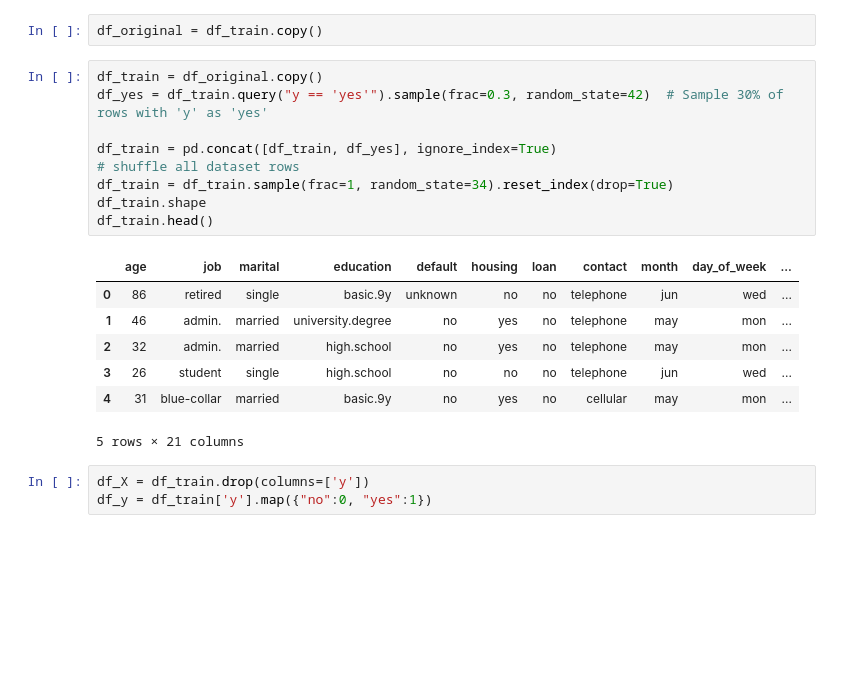
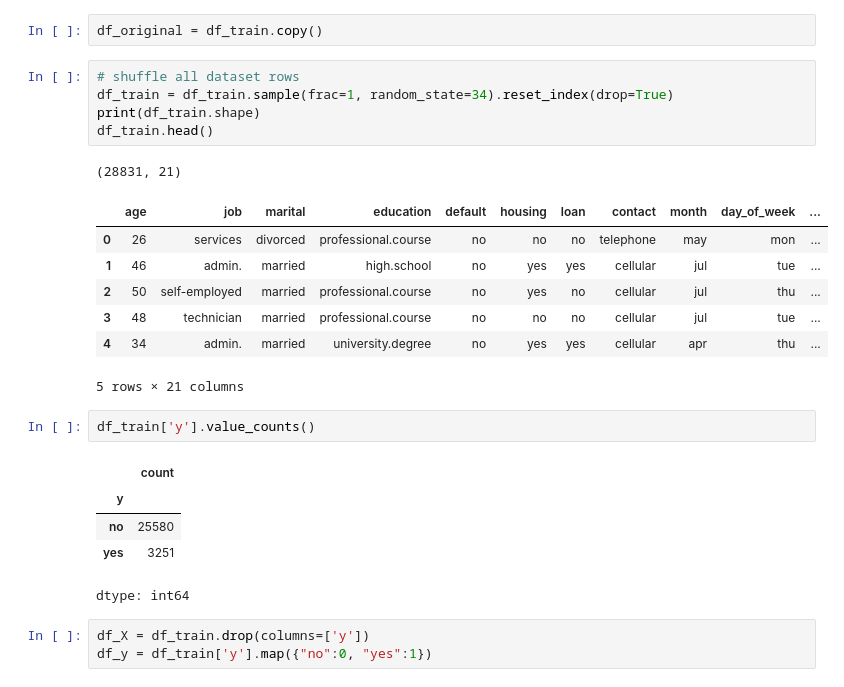
Before and after one commit to sauravkokane/Bank-Calls-Success-predictions, a Jupyter notebook: Bank_Calls_Success_predictions.ipynb, the cells around one changed output. Saved outputs shown, nothing was run; the diff lists cells and outputs as text; blank space fills up the shorter version.

```diff
--- a/Bank_Calls_Success_predictions.ipynb
+++ b/Bank_Calls_Success_predictions.ipynb
@@ -1031,22 +1174,27 @@ object_cols:  ['job', 'marital', 'education', 'default', 'housing', 'loan', 'con
 # %%
 df_original = df_train.copy()
 # %%
-df_train = df_original.copy()
-df_yes = df_train.query("y == 'yes'").sample(frac=0.3, random_state=42)  # Sample 30% of rows with 'y' as 'yes'
-
-df_train = pd.concat([df_train, df_yes], ignore_index=True)
 # shuffle all dataset rows
 df_train = df_train.sample(frac=1, random_state=34).reset_index(drop=True)
-df_train.shape
+print(df_train.shape)
 df_train.head()
 # %% [output]
+(28831, 21)
 |  | age | job | marital | education | default | housing | loan | contact | month | day_of_week | ... |
-| 0 | 86 | retired | single | basic.9y | unknown | no | no | telephone | jun | wed | ... |
-| 1 | 46 | admin. | married | university.degree | no | yes | no | telephone | may | mon | ... |
-| 2 | 32 | admin. | married | high.school | no | yes | no | telephone | may | mon | ... |
-| 3 | 26 | student | single | high.school | no | no | no | telephone | jun | wed | ... |
-| 4 | 31 | blue-collar | married | basic.9y | no | yes | no | cellular | may | mon | ... |
+| 0 | 26 | services | divorced | professional.course | no | no | no | telephone | may | mon | ... |
+| 1 | 46 | admin. | married | high.school | no | yes | yes | cellular | jul | tue | ... |
+| 2 | 50 | self-employed | married | professional.course | no | yes | no | cellular | jul | thu | ... |
+| 3 | 48 | technician | married | professional.course | no | no | no | cellular | jul | tue | ... |
+| 4 | 34 | admin. | married | university.degree | no | yes | yes | cellular | apr | thu | ... |
-5 rows × 21 columns
+5 rows × 21 columns
+# %%
+df_train['y'].value_counts()
+# %% [output]
+|  | count |
+| y |  |
+| no | 25580 |
+| yes | 3251 |
+dtype: int64
 # %%
 df_X = df_train.drop(columns=['y'])
 df_y = df_train['y'].map({"no":0, "yes":1})
```
Also changed, not shown: parts of 86 cells of this notebook.
